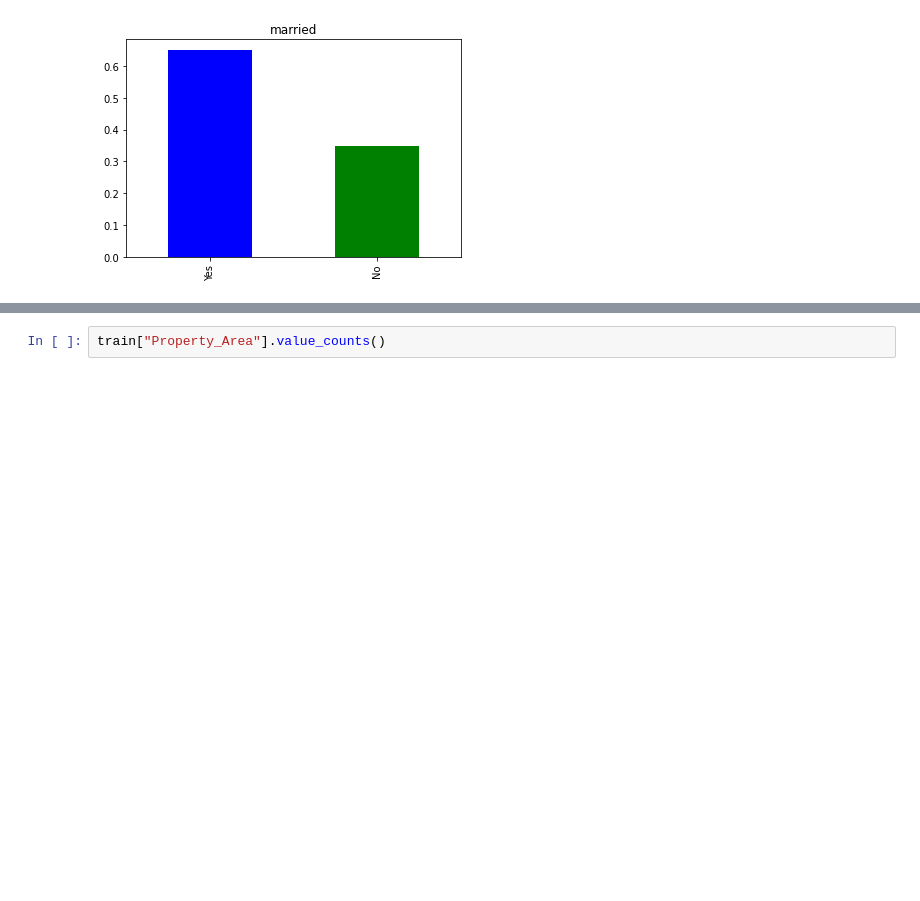
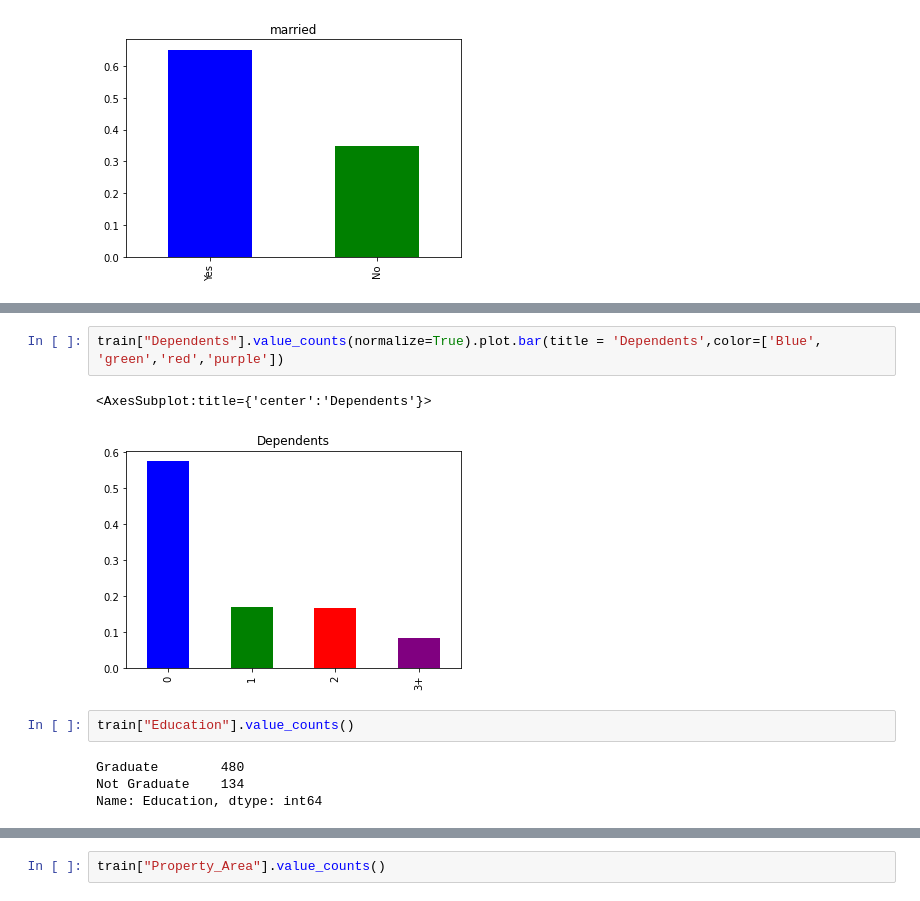
Before and after one commit to CSP-Simon/proiectDSI, a Jupyter notebook: ProiectDSI.ipynb, the cells around one changed output, grey strips where cells are left out. Saved outputs shown, nothing was run; the diff lists cells and outputs as text; blank space fills up the shorter version.

```diff
--- a/ProiectDSI.ipynb
+++ b/ProiectDSI.ipynb
@@ -97,0 +155,11 @@ train["Married"].value_counts(normalize=True).plot.bar(title = 'married',color=[
+# %%
+train["Dependents"].value_counts(normalize=True).plot.bar(title = 'Dependents',color=['Blue', 'green','red','purple'])
+# %% [output]
+<AxesSubplot:title={'center':'Dependents'}>
+[figure, added]
+# %%
+train["Education"].value_counts()
+# %% [output]
+Graduate        480
+Not Graduate    134
+Name: Education, dtype: int64
```
Also changed, not shown: parts of 23 cells of this notebook.
